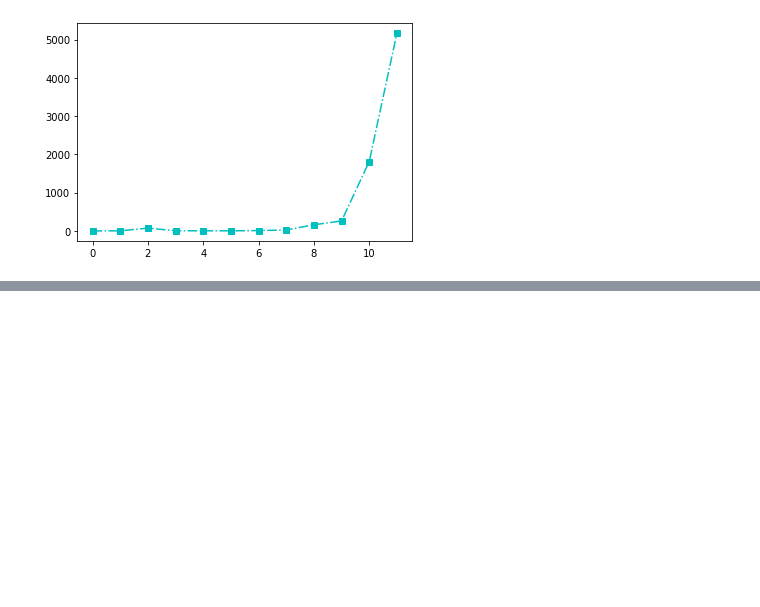
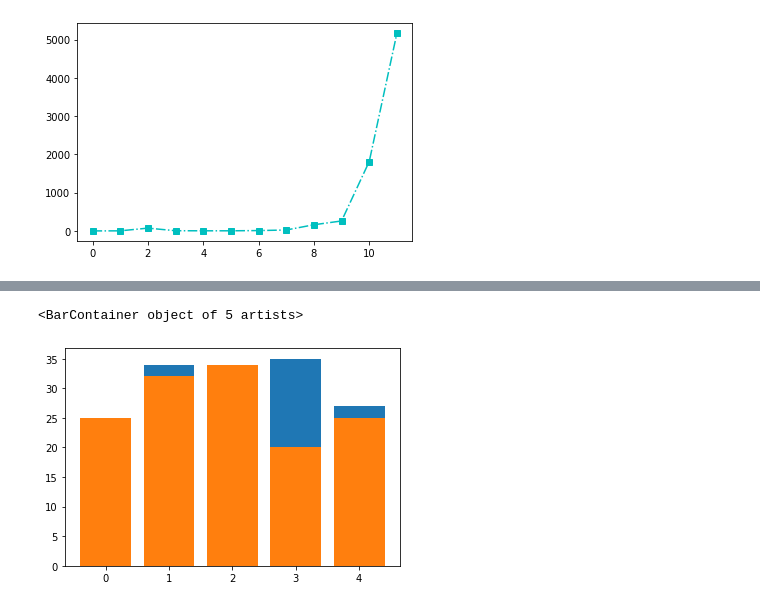
Before and after one commit to moneypitak/DWDM21, a Jupyter notebook: Data_Visualization.ipynb, the cells around one changed output, grey strips where cells are left out. Cells and saved outputs as stored; diff of their text form; code cells hidden in the pictures; blank space fills up the shorter version.

```diff
--- a/Data_Visualization.ipynb
+++ b/Data_Visualization.ipynb
@@ -157,0 +171,6 @@ plt.plot(range(len(data.iloc[::50,1])),data.iloc[::50,1],'s-.c')
+# %%
+plt.bar([0,1,2,3,4],men_means)
+plt.bar([0,1,2,3,4],women_means)
+# %% [output]
+<BarContainer object of 5 artists>
+[figure, added]
```
Also changed, not shown: parts of 10 cells of this notebook.
